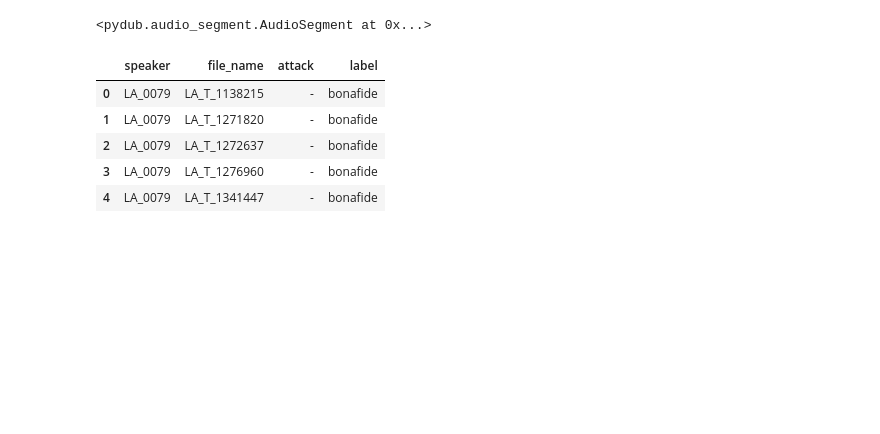
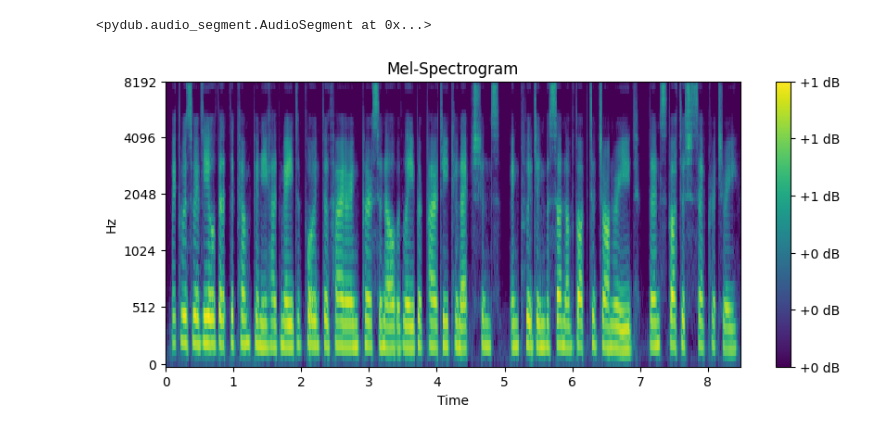
Before and after one commit to Roee97/Fake-Voice-Detection, a Jupyter notebook: Resnet.ipynb, the cells around one changed output. Cells and saved outputs as stored; diff of their text form; code cells hidden in the pictures; blank space fills up the shorter version.

```diff
--- a/Resnet.ipynb
+++ b/Resnet.ipynb
@@ -32,10 +42,7 @@ KeyboardInterrupt
 # %%
-from pydub import AudioSegment
-from pydub.playback import play
-
 # Load the .flac file
-audio_file = "/Users/roeeseren/Documents/semester-seven/deep-learning/project/asvspoof/LA/LA/ASVspoof2019_LA_train/flac/LA_T_1004407.flac"
-audio = AudioSegment.from_file(audio_file, format="flac")
+example_file = f"{dataset_path}/LA/LA/ASVspoof2019_LA_train/flac/LA_T_1004407.flac"
+audio = AudioSegment.from_file(example_file, format="flac")
 
 audio
 # %% [output]
@@ -90,16 +81,21 @@ plt.show()
+# %%
+# Example usage
+mel_spectrogram = audio_to_mel_spectrogram(example_file)
+
+# Visualize the mel-spectrogram
+plt.figure(figsize=(10, 4))
+librosa.display.specshow(mel_spectrogram, x_axis='time', y_axis='mel', sr=16000, hop_length=160, cmap='viridis')
+plt.colorbar(format='%+2.0f dB')
+plt.title('Mel-Spectrogram')
+plt.show()
+# %% [output]
+[figure, added]
 # %%
-# Load train data
-from utils import load_protocol
-data_path = "/Users/roeeseren/Documents/semester-seven/deep-learning/project/asvspoof"
-data_info_file_path = f"{data_path}/LA/LA/ASVspoof2019_LA_cm_protocols/ASVspoof2019.LA.cm.train.trn.txt"
+col_names = ['speaker', 'file_name', 'attack', 'label']
+data_info_train_file_path = f"{dataset_path}/LA/LA/ASVspoof2019_LA_cm_protocols/ASVspoof2019.LA.cm.train.trn.txt"
+data_info_val_file_path = f"{dataset_path}/LA/LA/ASVspoof2019_LA_cm_protocols/ASVspoof2019.LA.cm.dev.trl.txt"
+data_info_test_file_path = f"{dataset_path}/LA/LA/ASVspoof2019_LA_cm_protocols/ASVspoof2019.LA.cm.eval.trl.txt"
 
-train_df_info = load_protocol(data_info_file_path, names=['speaker', 'file_name', 'attack', 'label'])
-
-train_df_info.head()
+train_df_info = load_protocol(data_info_train_file_path, names=col_names)
+val_df_info = load_protocol(data_info_train_file_path, names=col_names)
+test_df_info = load_protocol(data_info_train_file_path, names=col_names)
-# %% [output]
-|  | speaker | file_name | attack | label |
-| 0 | LA_0079 | LA_T_1138215 | - | bonafide |
-| 1 | LA_0079 | LA_T_1271820 | - | bonafide |
-| 2 | LA_0079 | LA_T_1272637 | - | bonafide |
-| 3 | LA_0079 | LA_T_1276960 | - | bonafide |
-| 4 | LA_0079 | LA_T_1341447 | - | bonafide |
```
Also changed, not shown: parts of 17 cells of this notebook, 3 other files.
